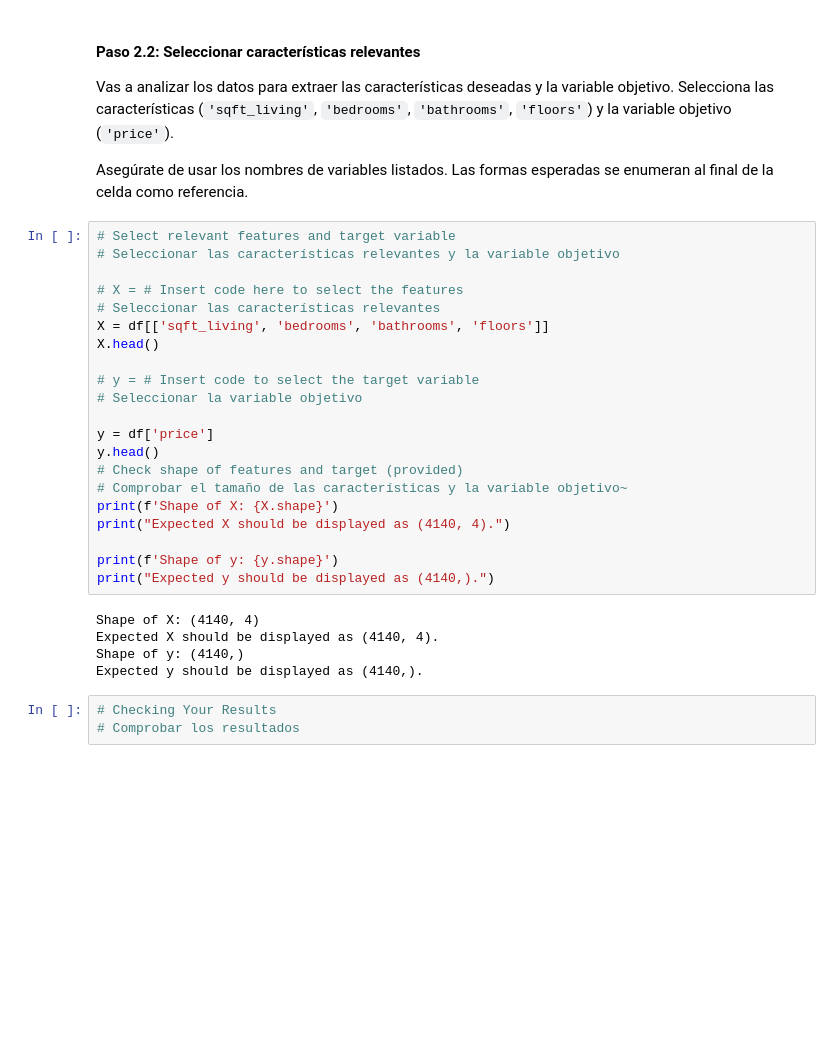
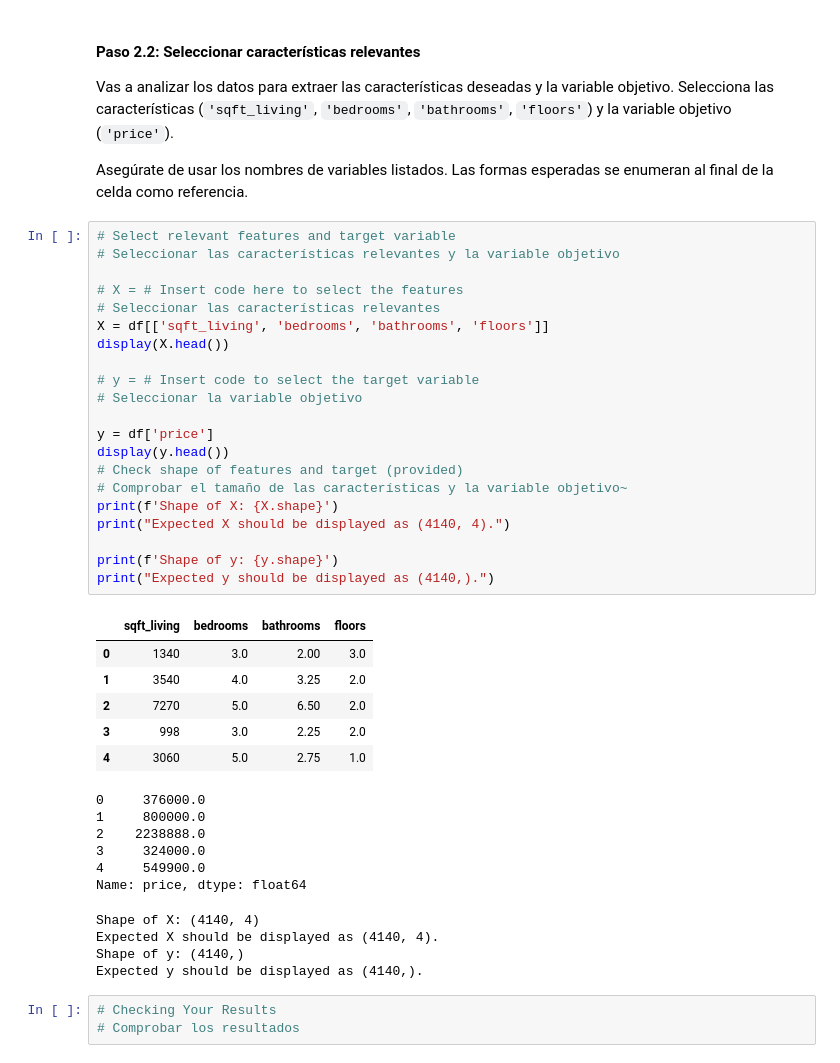
Before and after one commit to emipaz/Curso-Py, a Jupyter notebook: Análisis y visualización de datos con Python/05_Aprendizaje_Supervisado/Lab_1/submission_es.ipynb, the cells around one changed output. Cells and saved outputs as stored; diff of their text form; blank space fills up the shorter version.

```diff
--- a/Análisis y visualización de datos con Python/05_Aprendizaje_Supervisado/Lab_1/submission_es.ipynb
+++ b/Análisis y visualización de datos con Python/05_Aprendizaje_Supervisado/Lab_1/submission_es.ipynb
@@ -161,29 +161,41 @@ Asegúrate de usar los nombres de variables listados. Las formas esperadas se en
 # %%
 # Select relevant features and target variable
 # Seleccionar las características relevantes y la variable objetivo
 
 # X = # Insert code here to select the features
 # Seleccionar las características relevantes
 X = df[['sqft_living', 'bedrooms', 'bathrooms', 'floors']]
-X.head()
+display(X.head())
 
 # y = # Insert code to select the target variable
 # Seleccionar la variable objetivo
 
 y = df['price']
-y.head()
+display(y.head())
 # Check shape of features and target (provided)
 # Comprobar el tamaño de las características y la variable objetivo~
 print(f'Shape of X: {X.shape}')
 print("Expected X should be displayed as (4140, 4).")
 
 print(f'Shape of y: {y.shape}')
 print("Expected y should be displayed as (4140,).")
 # %% [output]
+|  | sqft_living | bedrooms | bathrooms | floors |
+| 0 | 1340 | 3.0 | 2.00 | 3.0 |
+| 1 | 3540 | 4.0 | 3.25 | 2.0 |
+| 2 | 7270 | 5.0 | 6.50 | 2.0 |
+| 3 | 998 | 3.0 | 2.25 | 2.0 |
+| 4 | 3060 | 5.0 | 2.75 | 1.0 |
-Shape of X: (4140, 4)
-Expected X should be displayed as (4140, 4).
-Shape of y: (4140,)
-Expected y should be displayed as (4140,).
+0     376000.0
+1     800000.0
+2    2238888.0
+3     324000.0
+4     549900.0
+Name: price, dtype: float64
+Shape of X: (4140, 4)
+Expected X should be displayed as (4140, 4).
+Shape of y: (4140,)
+Expected y should be displayed as (4140,).
 # %%
 # Checking Your Results
 # Comprobar los resultados
```
Also changed, not shown: parts of 4 cells of this notebook, 4 other files.
